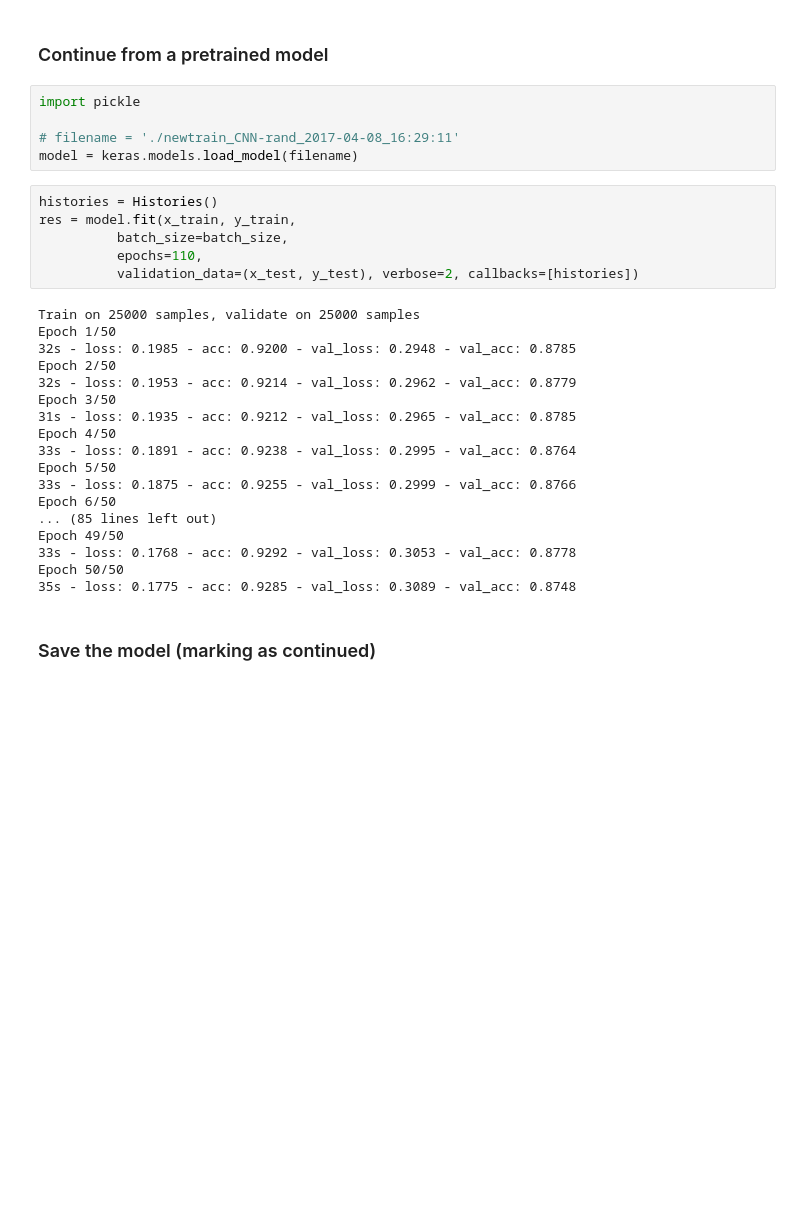
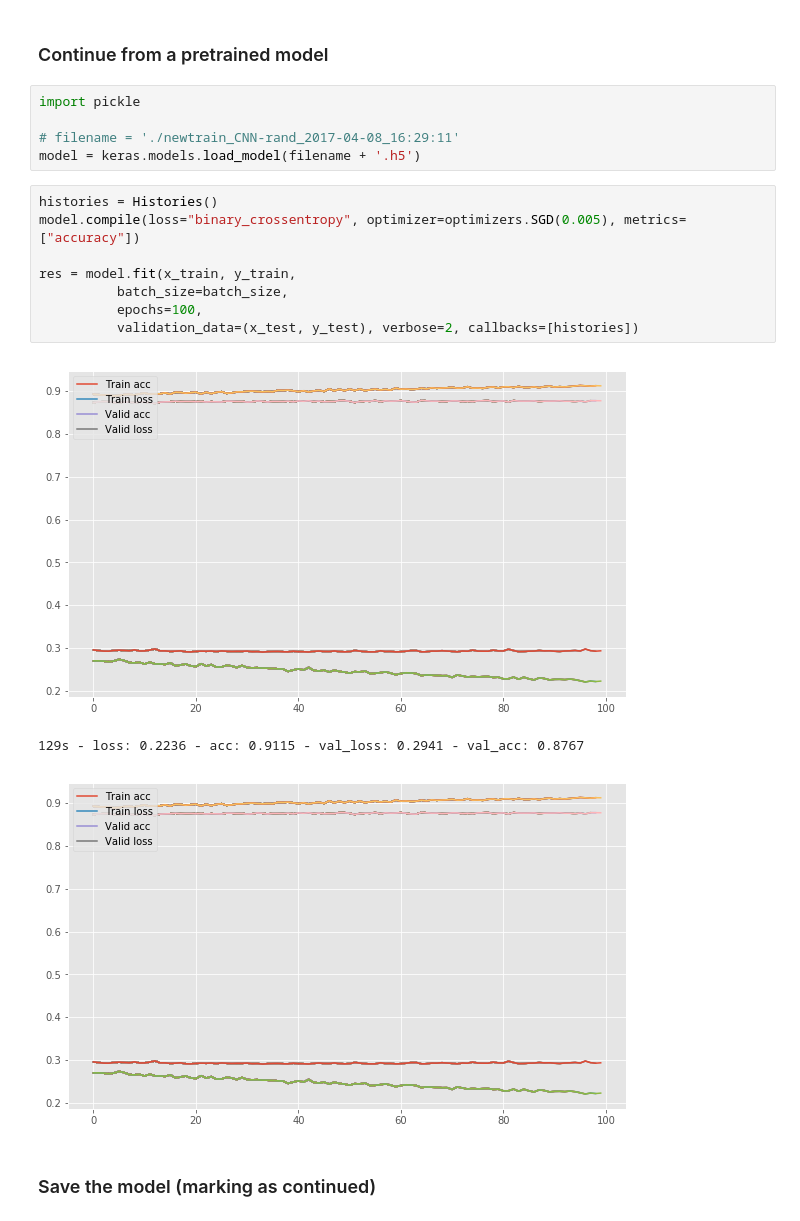
Before and after one commit to svjan5/CNN-for-text-classification, a Jupyter notebook: CNN/CNN_Main/CNN_Binary.ipynb, the cells around one changed output. Cells and saved outputs as stored; diff of their text form; blank space fills up the shorter version.

```diff
--- a/CNN/CNN_Main/CNN_Binary.ipynb
+++ b/CNN/CNN_Main/CNN_Binary.ipynb
@@ -255,31 +251,19 @@ plt.show()
 import pickle
 
 # filename = './newtrain_CNN-rand_2017-04-08_16:29:11'
-model = keras.models.load_model(filename)
+model = keras.models.load_model(filename + '.h5')
 # %%
 histories = Histories()
+model.compile(loss="binary_crossentropy", optimizer=optimizers.SGD(0.005), metrics=["accuracy"])
+
 res = model.fit(x_train, y_train,
           batch_size=batch_size,
-          epochs=110,
+          epochs=100,
           validation_data=(x_test, y_test), verbose=2, callbacks=[histories])
 # %% [output]
+[figure, added]
-Train on 25000 samples, validate on 25000 samples
-Epoch 1/50
-32s - loss: 0.1985 - acc: 0.9200 - val_loss: 0.2948 - val_acc: 0.8785
-Epoch 2/50
-32s - loss: 0.1953 - acc: 0.9214 - val_loss: 0.2962 - val_acc: 0.8779
-Epoch 3/50
-31s - loss: 0.1935 - acc: 0.9212 - val_loss: 0.2965 - val_acc: 0.8785
-Epoch 4/50
-33s - loss: 0.1891 - acc: 0.9238 - val_loss: 0.2995 - val_acc: 0.8764
-Epoch 5/50
-33s - loss: 0.1875 - acc: 0.9255 - val_loss: 0.2999 - val_acc: 0.8766
-Epoch 6/50
-... (85 lines left out)
-Epoch 49/50
-33s - loss: 0.1768 - acc: 0.9292 - val_loss: 0.3053 - val_acc: 0.8778
-Epoch 50/50
-35s - loss: 0.1775 - acc: 0.9285 - val_loss: 0.3089 - val_acc: 0.8748
+129s - loss: 0.2236 - acc: 0.9115 - val_loss: 0.2941 - val_acc: 0.8767
+[figure, added]
 # %% [markdown]
 ### Save the model (marking as continued)
 # %%
```
Also changed, not shown: parts of 8 cells of this notebook.
